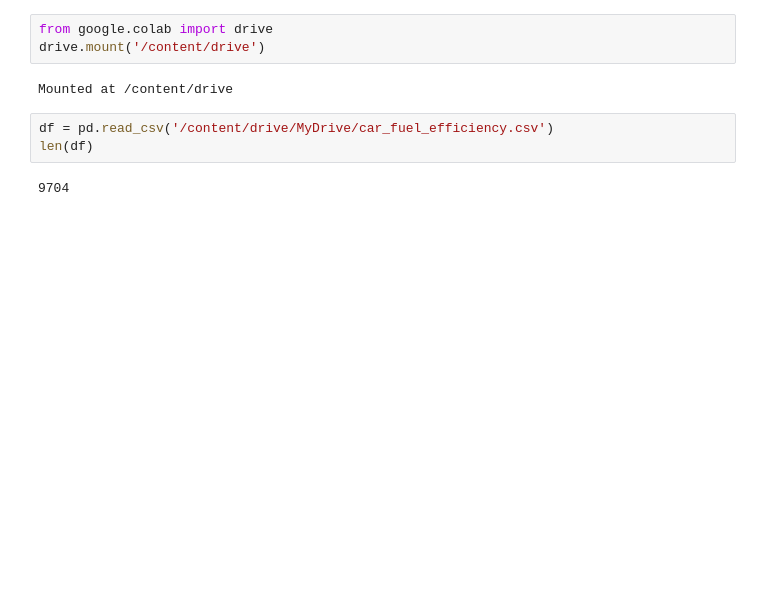
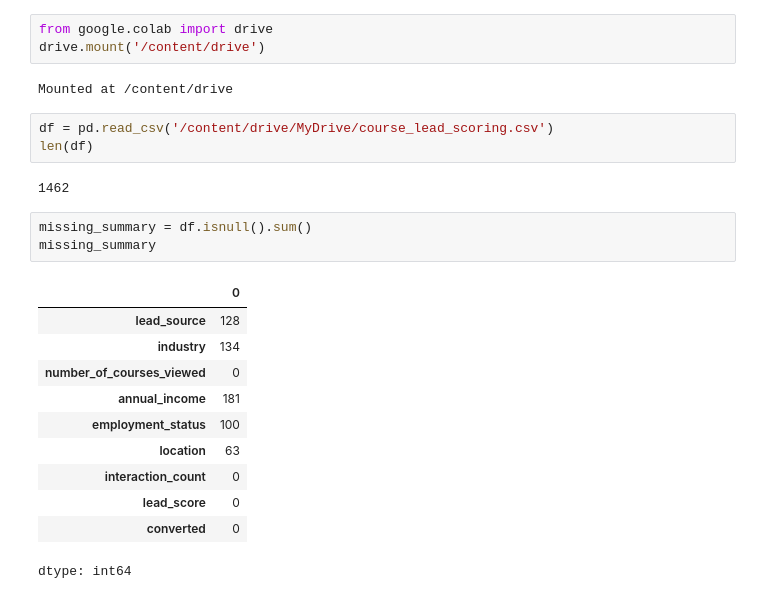
Before and after one commit to Gon-Frecces/ML-zoomcamp, a Jupyter notebook: course_lead_scoring.ipynb, the cells around one changed output. Cells and saved outputs as stored; diff of their text form; blank space fills up the shorter version.

```diff
--- a/course_lead_scoring.ipynb
+++ b/course_lead_scoring.ipynb
@@ -31,7 +13,22 @@ drive.mount('/content/drive')
 # %% [output]
 Mounted at /content/drive
 # %%
-df = pd.read_csv('/content/drive/MyDrive/car_fuel_efficiency.csv')
+df = pd.read_csv('/content/drive/MyDrive/course_lead_scoring.csv')
 len(df)
 # %% [output]
-9704
+1462
+# %%
+missing_summary = df.isnull().sum()
+missing_summary
+# %% [output]
+|  | 0 |
+| lead_source | 128 |
+| industry | 134 |
+| number_of_courses_viewed | 0 |
+| annual_income | 181 |
+| employment_status | 100 |
+| location | 63 |
+| interaction_count | 0 |
+| lead_score | 0 |
+| converted | 0 |
+dtype: int64
```
Also changed, not shown: parts of 31 cells of this notebook.
